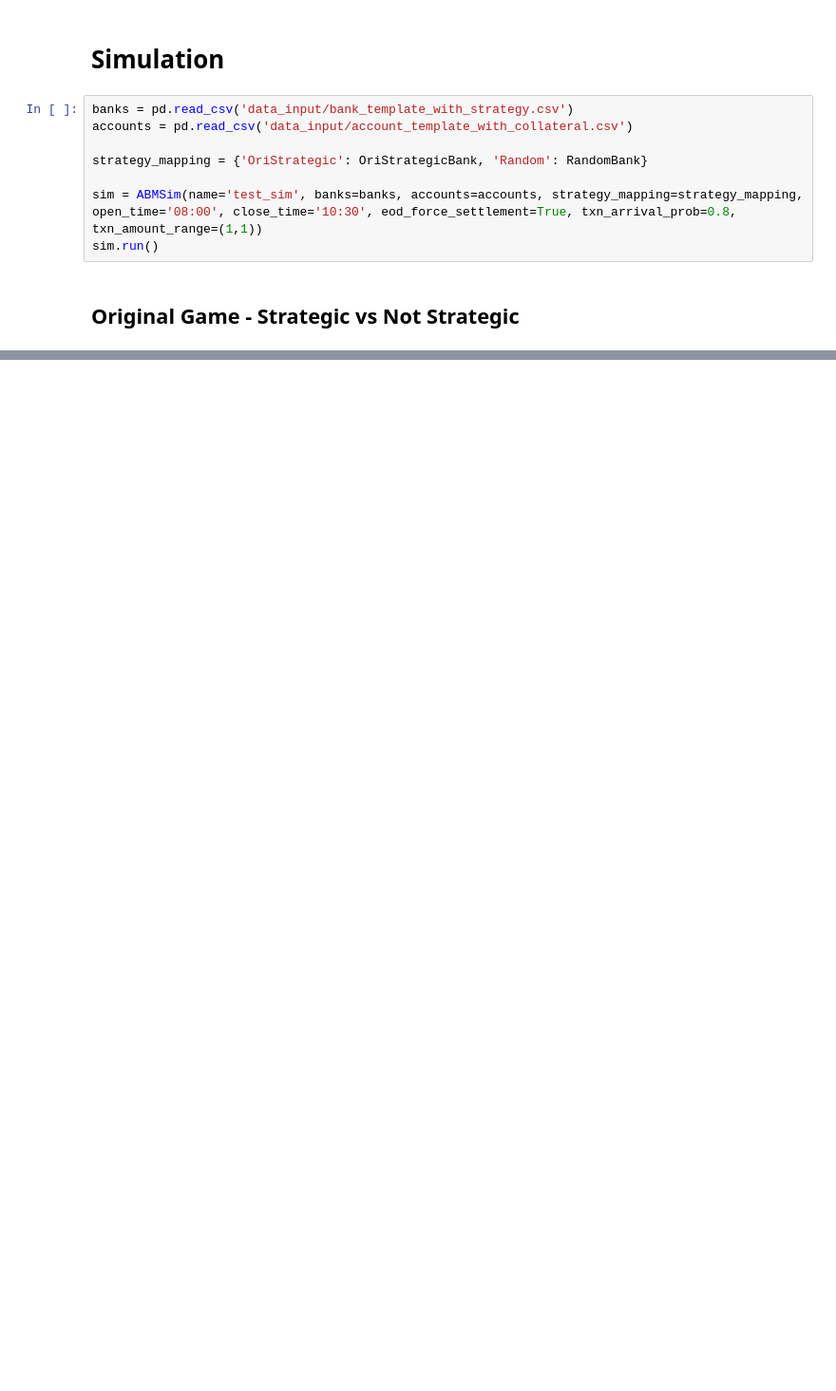
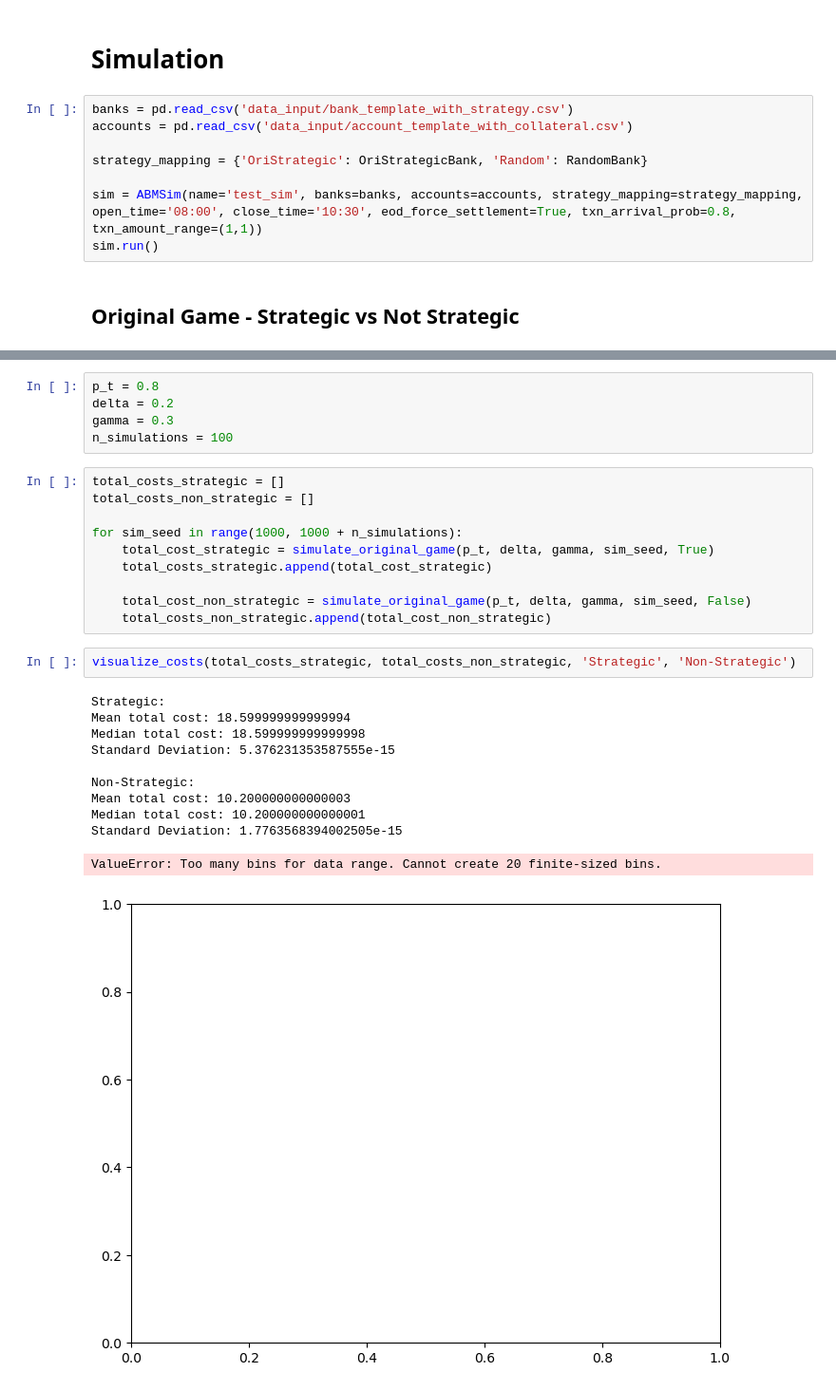
Before and after one commit to KennethSee/IntradayLiquidityGameSimulation, a Jupyter notebook: simulation.ipynb, the cells around one changed output, grey strips where cells are left out. Shown at 95% size. Cells and saved outputs as stored; diff of their text form; blank space fills up the shorter version.

```diff
--- a/simulation.ipynb
+++ b/simulation.ipynb
@@ -523,0 +559,29 @@ for file in csv_files:
+# %%
+p_t = 0.8
+delta = 0.2
+gamma = 0.3
+n_simulations = 100
+# %%
+total_costs_strategic = []
+total_costs_non_strategic = []
+
+for sim_seed in range(1000, 1000 + n_simulations):
+    total_cost_strategic = simulate_original_game(p_t, delta, gamma, sim_seed, True)
+    total_costs_strategic.append(total_cost_strategic)
+
+    total_cost_non_strategic = simulate_original_game(p_t, delta, gamma, sim_seed, False)
+    total_costs_non_strategic.append(total_cost_non_strategic)
+# %%
+visualize_costs(total_costs_strategic, total_costs_non_strategic, 'Strategic', 'Non-Strategic')
+# %% [output]
+Strategic:
+Mean total cost: 18.599999999999994
+Median total cost: 18.599999999999998
+Standard Deviation: 5.376231353587555e-15
+
+Non-Strategic:
+Mean total cost: 10.200000000000003
+Median total cost: 10.200000000000001
+Standard Deviation: 1.7763568394002505e-15
+ValueError: Too many bins for data range. Cannot create 20 finite-sized bins.
+[figure, added]
```
Also changed, not shown: parts of 13 cells of this notebook.
